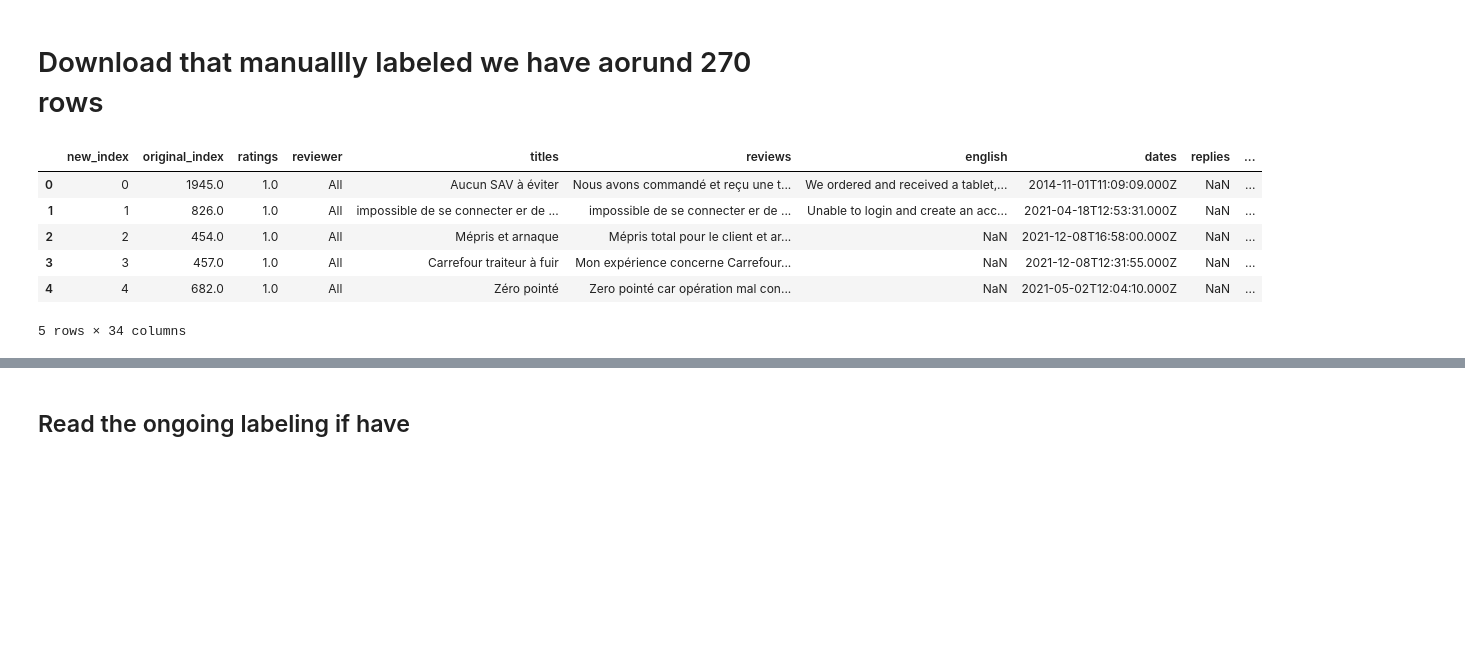
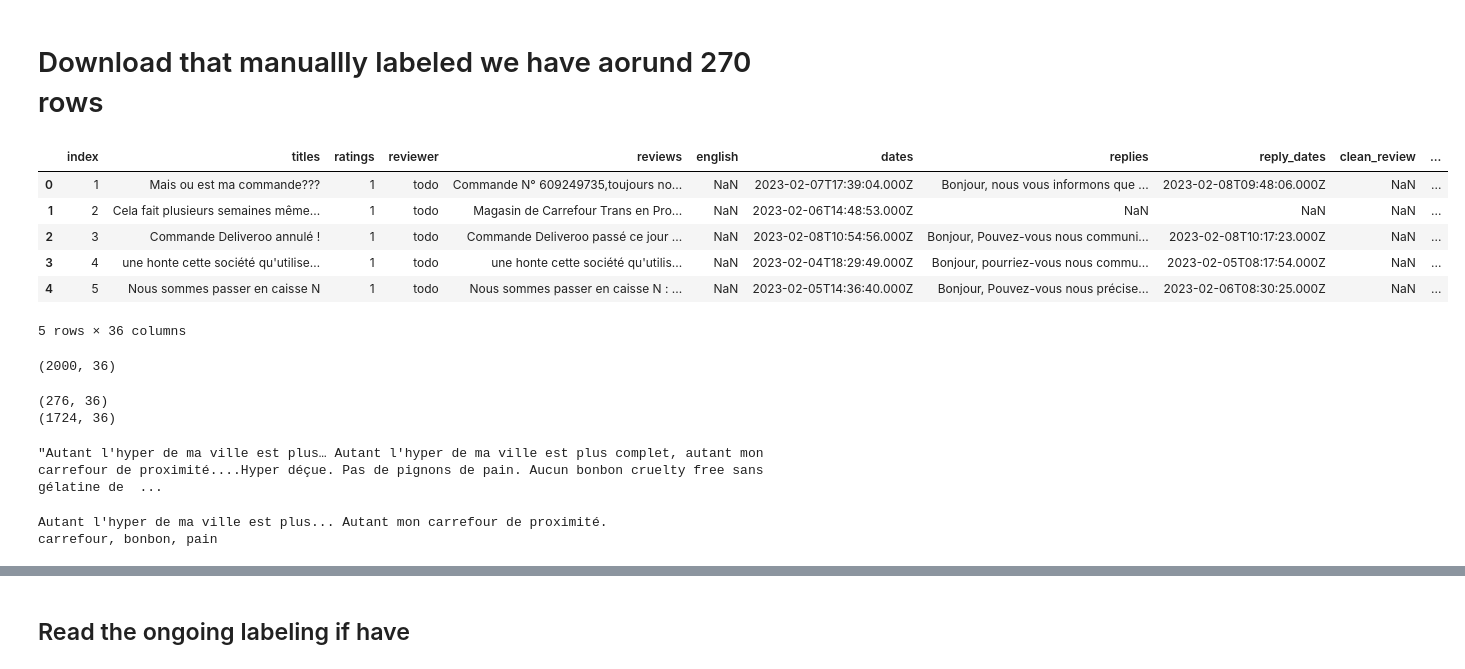
Before and after one commit to CarlOsito16/Hexamind, a Jupyter notebook: Summarization/20230222_GenerateSummary.ipynb, the cells around one changed output, grey strips where cells are left out. Cells and saved outputs as stored; diff of their text form; code cells hidden in the pictures; blank space fills up the shorter version.

```diff
--- a/Summarization/20230222_GenerateSummary.ipynb
+++ b/Summarization/20230222_GenerateSummary.ipynb
@@ -239,14 +239,33 @@ proper_n
 # %% [markdown]
 # Download that manuallly labeled we have aorund 270 rows
 # %%
-df = pd.read_csv("/content/20230220_selected_df.csv")
-df.rename(columns= {"Unnamed: 0": "new_index"} , inplace=True)
+df = pd.read_csv("selected_df - All.csv",
+                 header = [1])
 df.head()
 # %% [output]
-|  | new_index | original_index | ratings | reviewer | titles | reviews | english | dates | replies | ... |
-| 0 | 0 | 1945.0 | 1.0 | All | Aucun SAV à éviter | Nous avons commandé et reçu une t... | We ordered and received a tablet,... | 2014-11-01T11:09:09.000Z | NaN | ... |
-| 1 | 1 | 826.0 | 1.0 | All | impossible de se connecter er de ... | impossible de se connecter er de ... | Unable to login and create an acc... | 2021-04-18T12:53:31.000Z | NaN | ... |
-| 2 | 2 | 454.0 | 1.0 | All | Mépris et arnaque | Mépris total pour le client et ar... | NaN | 2021-12-08T16:58:00.000Z | NaN | ... |
-| 3 | 3 | 457.0 | 1.0 | All | Carrefour traiteur à fuir | Mon expérience concerne Carrefour... | NaN | 2021-12-08T12:31:55.000Z | NaN | ... |
-| 4 | 4 | 682.0 | 1.0 | All | Zéro pointé | Zero pointé car opération mal con... | NaN | 2021-05-02T12:04:10.000Z | NaN | ... |
+|  | index | titles | ratings | reviewer | reviews | english | dates | replies | reply_dates | clean_review | ... |
+| 0 | 1 | Mais ou est ma commande??? | 1 | todo | Commande N° 609249735,toujours no... | NaN | 2023-02-07T17:39:04.000Z | Bonjour, nous vous informons que ... | 2023-02-08T09:48:06.000Z | NaN | ... |
+| 1 | 2 | Cela fait plusieurs semaines même... | 1 | todo | Magasin de Carrefour Trans en Pro... | NaN | 2023-02-06T14:48:53.000Z | NaN | NaN | NaN | ... |
+| 2 | 3 | Commande Deliveroo annulé ! | 1 | todo | Commande Deliveroo passé ce jour ... | NaN | 2023-02-08T10:54:56.000Z | Bonjour, Pouvez-vous nous communi... | 2023-02-08T10:17:23.000Z | NaN | ... |
+| 3 | 4 | une honte cette société qu'utilise… | 1 | todo | une honte cette société qu'utilis... | NaN | 2023-02-04T18:29:49.000Z | Bonjour, pourriez-vous nous commu... | 2023-02-05T08:17:54.000Z | NaN | ... |
+| 4 | 5 | Nous sommes passer en caisse N | 1 | todo | Nous sommes passer en caisse N : ... | NaN | 2023-02-05T14:36:40.000Z | Bonjour, Pouvez-vous nous précise... | 2023-02-06T08:30:25.000Z | NaN | ... |
-5 rows × 34 columns
+5 rows × 36 columns
+# %%
+print(df.shape)
+# %% [output]
+(2000, 36)
+# %%
+  # Now let's make sure we select only the reviews that has some reviewers working on
+have_reviewers = ['Poon', 'Yves', 'Insaf', 'All']
+selected_df = df[df['reviewer'].isin(have_reviewers)]
+unselected_df = df[~df['reviewer'].isin(have_reviewers)]
+
+print(selected_df.shape)
+print(unselected_df.shape)
+# %% [output]
+(276, 36)
+(1724, 36)
+# %%
+selected_df.iloc[0]['combined_reviews']
+# %% [output]
+"Autant l'hyper de ma ville est plus… Autant l'hyper de ma ville est plus complet, autant mon carrefour de proximité....Hyper déçue. Pas de pignons de pain. Aucun bonbon cruelty free sans gélatine de  ...
@@ -252,0 +274,7 @@ df.head()
+# %%
+print(summary)
+print(top_3)
+print(proper_n)
+# %% [output]
+Autant l'hyper de ma ville est plus... Autant mon carrefour de proximité.
+carrefour, bonbon, pain
```
Also changed, not shown: parts of 12 cells of this notebook, 2 other files.
